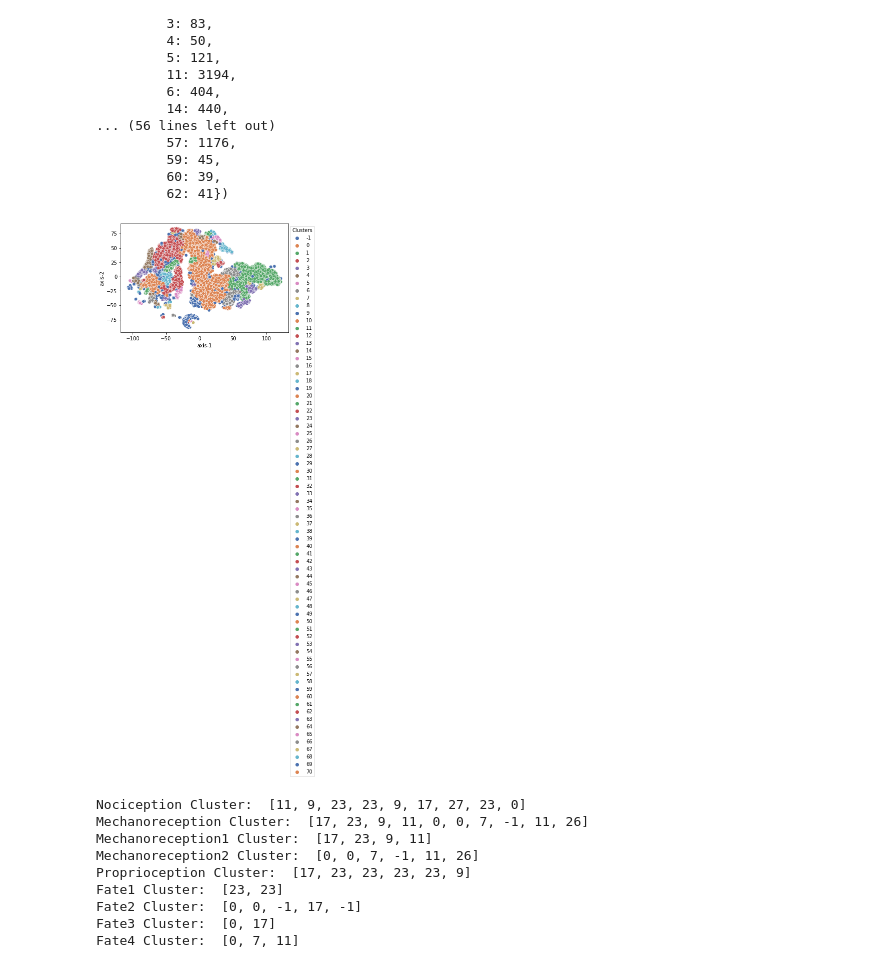
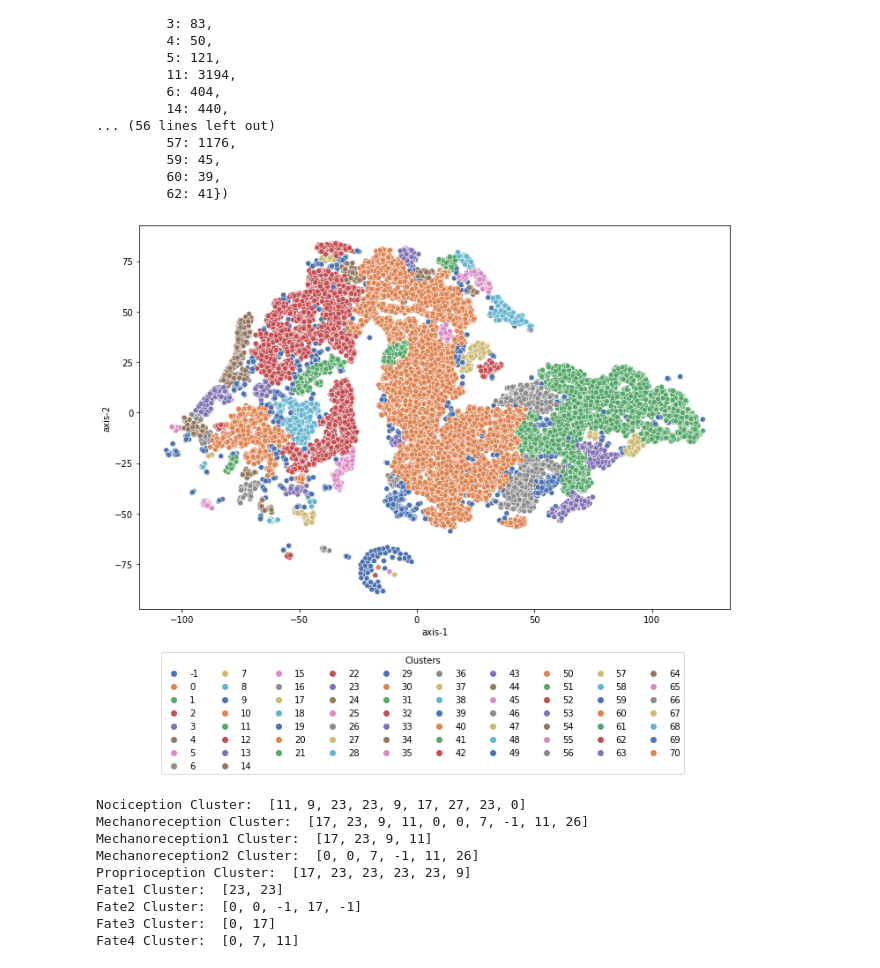
Before and after one commit to Harin329/SNCluster, a Jupyter notebook: dbscan.ipynb, the cells around one changed output. Cells and saved outputs as stored; diff of their text form; code cells hidden in the pictures.

```diff
--- a/dbscan.ipynb
+++ b/dbscan.ipynb
@@ -81,4 +58,4 @@ True
 # %%
 tsne = TSNE(n_components=2, perplexity = 40, random_state=0, learning_rate='auto', init='pca')
 # %%
-count_tsne = tsne.fit_transform(counts)
+# count_tsne = tsne.fit_transform(counts)
@@ -195,11 +152,12 @@ Counter({-1: 1229,
          60: 39,
          62: 41})
 # %%
+plt.figure(figsize=(12, 8))
 p = sns.scatterplot(data = dbscan_df, x = "axis-1", y = "axis-2", hue = clusters.labels_, legend = "full", palette = "deep")
-sns.move_legend(p, "upper right", bbox_to_anchor = (1.17, 1.), title = 'Clusters')
+sns.move_legend(p, "upper center", bbox_to_anchor=(0.48, -0.1), ncol=10, title = 'Clusters')
 plt.show()
 # %% [output]
-[figure, old version]
+[figure, new version]
 # %%
 Nociception = ["Ntrk1", "Runx1", "Prdm12", "Th", "Scn10a", "Syt13", "Stra6", "Gal", "Prdm8"]
 Mechanoreception = ["Pdlim1","Mmd2", "Pou4f3", "Rnf144a", "Pou6f2", "Dio3", "Onecut3", "Tbx2", "Gpx3", "Ret"]
```
Also changed, not shown: parts of 15 cells of this notebook, 10 other files.
